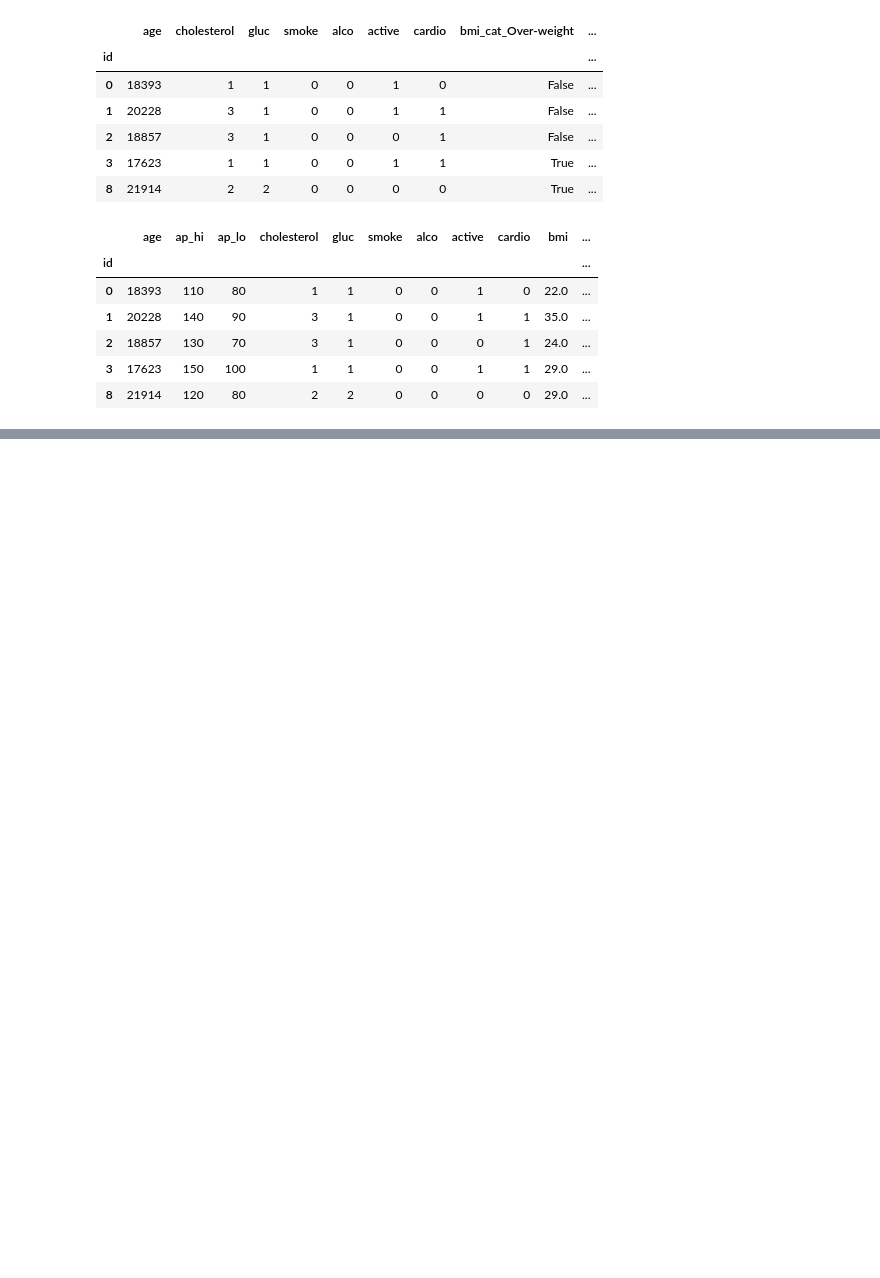
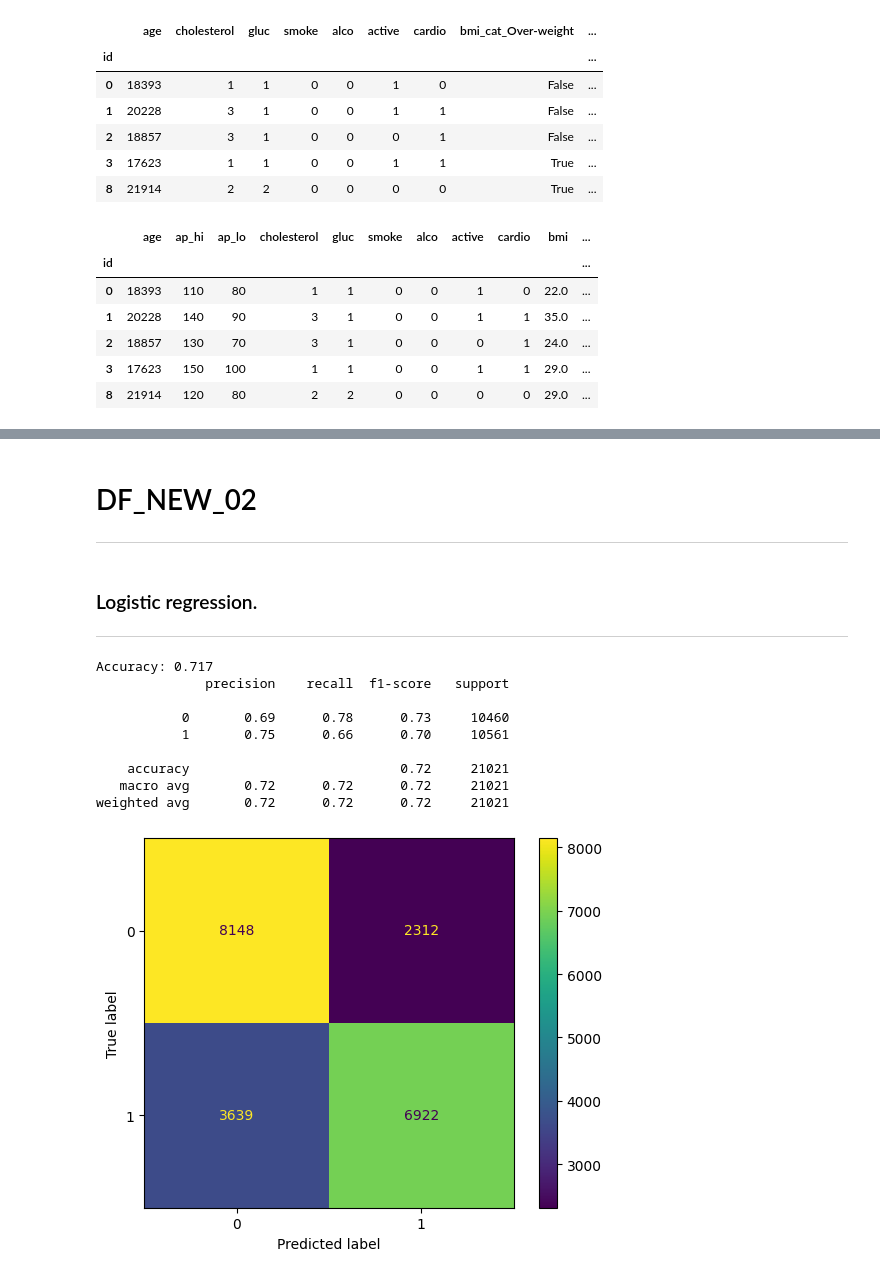
Before and after one commit to S1gge/Machine-Learning-Medical-Prediction, a Jupyter notebook: Lab_01/Report.ipynb, the cells around one changed output, grey strips where cells are left out. Drawn from its saved outputs; the diff is of its cells as text; code cells hidden in the pictures; blank space fills up the shorter version.

```diff
--- a/Lab_01/Report.ipynb
+++ b/Lab_01/Report.ipynb
@@ -177,9 +194,9 @@ df_m_01.head()
 | 3 | 17623 | 1 | 1 | 0 | 0 | 1 | 1 | True | ... |
 | 8 | 21914 | 2 | 2 | 0 | 0 | 0 | 0 | True | ... |
 # %%
-df_m_02 = df_m.drop(columns=['bmi_cat', 'pressure_cat', 'height', 'weight'])
-df_m_02 = pd.get_dummies(df_m_02, columns = ["gender"], drop_first=True)
-df_m_02.head()
+df_new_02 = df_new.drop(columns=['bmi_cat', 'pressure_cat', 'height', 'weight'])
+df_new_02 = pd.get_dummies(df_new_02, columns = ["gender"], drop_first=True)
+df_new_02.head()
 # %% [output]
 |  | age | ap_hi | ap_lo | cholesterol | gluc | smoke | alco | active | cardio | bmi | ... |
 | id |  |  |  |  |  |  |  |  |  |  | ... |
@@ -193,0 +247,20 @@ df_m_02.head()
+# %% [markdown]
+# DF_NEW_02
+---
+# %% [markdown]
+### Logistic regression.
+---
+# %%
+model_02 = Disease_Prediction(df_new_02, 'cardio')
+model_02.log_reg(StandardScaler())
+# %% [output]
+Accuracy: 0.717
+              precision    recall  f1-score   support
+
+           0       0.69      0.78      0.73     10460
+           1       0.75      0.66      0.70     10561
+
+    accuracy                           0.72     21021
+   macro avg       0.72      0.72      0.72     21021
+weighted avg       0.72      0.72      0.72     21021
+[figure, added]
```
Also changed, not shown: parts of 33 cells of this notebook, 3 other files.
